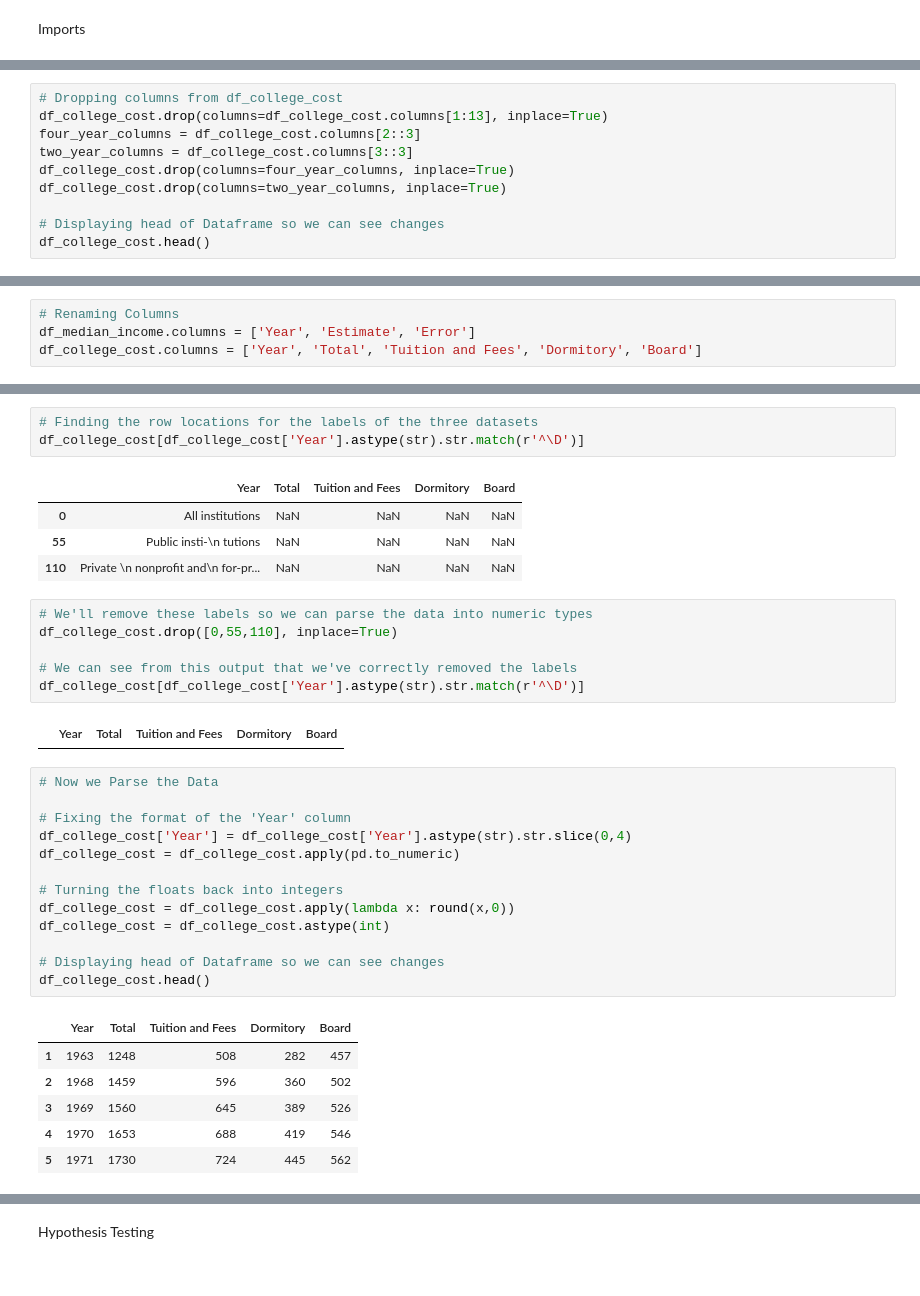
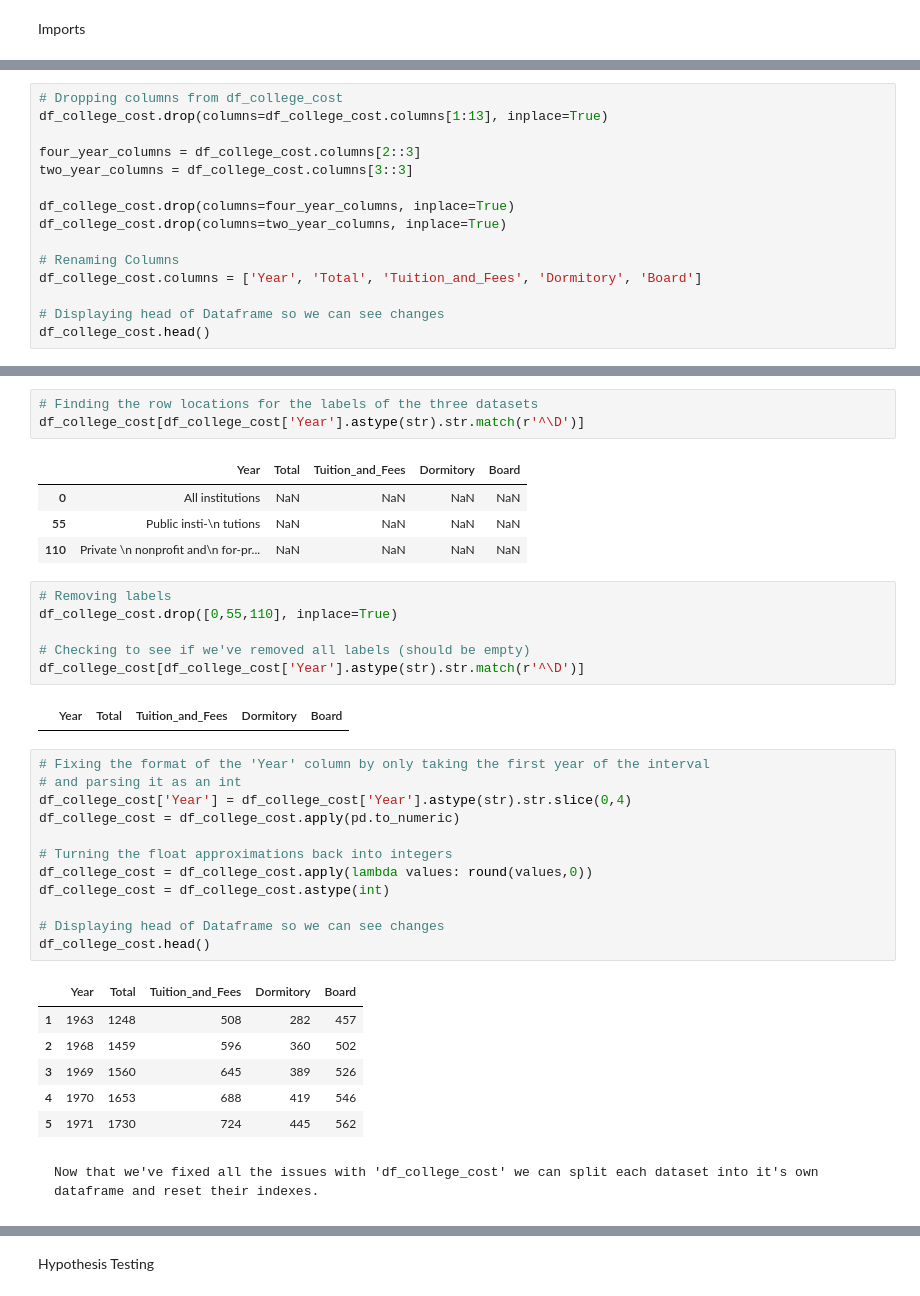
Before and after one commit to Agustin-Mor/Agustin-Mor.github.io, a Jupyter notebook: tutorial.ipynb, the cells around one changed output, grey strips where cells are left out. Saved outputs shown, nothing was run; the diff lists cells and outputs as text.

```diff
--- a/tutorial.ipynb
+++ b/tutorial.ipynb
@@ -75,11 +95,16 @@ df_median_income.head()
 # %%
 # Dropping columns from df_college_cost
 df_college_cost.drop(columns=df_college_cost.columns[1:13], inplace=True)
+
 four_year_columns = df_college_cost.columns[2::3]
 two_year_columns = df_college_cost.columns[3::3]
+
 df_college_cost.drop(columns=four_year_columns, inplace=True)
 df_college_cost.drop(columns=two_year_columns, inplace=True)
 
+# Renaming Columns
+df_college_cost.columns = ['Year', 'Total', 'Tuition_and_Fees', 'Dormitory', 'Board']
+
 # Displaying head of Dataframe so we can see changes
 df_college_cost.head()
 # %% [output]
@@ -94,4 +116,0 @@ df_college_cost.head()
-# %%
-# Renaming Columns
-df_median_income.columns = ['Year', 'Estimate', 'Error']
-df_college_cost.columns = ['Year', 'Total', 'Tuition and Fees', 'Dormitory', 'Board']
@@ -151,37 +181,38 @@ df_median_income[df_median_income['Year'].duplicated(keep=False)]
 # Finding the row locations for the labels of the three datasets
 df_college_cost[df_college_cost['Year'].astype(str).str.match(r'^\D')]
 # %% [output]
-|  | Year | Total | Tuition and Fees | Dormitory | Board |
+|  | Year | Total | Tuition_and_Fees | Dormitory | Board |
 | 0 | All institutions | NaN | NaN | NaN | NaN |
 | 55 | Public insti-\n tutions | NaN | NaN | NaN | NaN |
 | 110 | Private \n nonprofit and\n for-pr... | NaN | NaN | NaN | NaN |
 # %%
-# We'll remove these labels so we can parse the data into numeric types
+# Removing labels
 df_college_cost.drop([0,55,110], inplace=True)
 
-# We can see from this output that we've correctly removed the labels
+# Checking to see if we've removed all labels (should be empty)
 df_college_cost[df_college_cost['Year'].astype(str).str.match(r'^\D')]
 # %% [output]
-|  | Year | Total | Tuition and Fees | Dormitory | Board |
+|  | Year | Total | Tuition_and_Fees | Dormitory | Board |
 # %%
-# Now we Parse the Data
-
-# Fixing the format of the 'Year' column
+# Fixing the format of the 'Year' column by only taking the first year of the interval
+# and parsing it as an int
 df_college_cost['Year'] = df_college_cost['Year'].astype(str).str.slice(0,4)
 df_college_cost = df_college_cost.apply(pd.to_numeric)
 
-# Turning the floats back into integers
-df_college_cost = df_college_cost.apply(lambda x: round(x,0))
+# Turning the float approximations back into integers
+df_college_cost = df_college_cost.apply(lambda values: round(values,0))
 df_college_cost = df_college_cost.astype(int)
 
 # Displaying head of Dataframe so we can see changes
 df_college_cost.head()
 # %% [output]
-|  | Year | Total | Tuition and Fees | Dormitory | Board |
+|  | Year | Total | Tuition_and_Fees | Dormitory | Board |
 | 1 | 1963 | 1248 | 508 | 282 | 457 |
 | 2 | 1968 | 1459 | 596 | 360 | 502 |
 | 3 | 1969 | 1560 | 645 | 389 | 526 |
 | 4 | 1970 | 1653 | 688 | 419 | 546 |
 | 5 | 1971 | 1730 | 724 | 445 | 562 |
+# %% [markdown]
+    Now that we've fixed all the issues with 'df_college_cost' we can split each dataset into it's own dataframe and reset their indexes.
 # %%
 # Splitting Dataset into different tables
```
Also changed, not shown: parts of 32 cells of this notebook.
